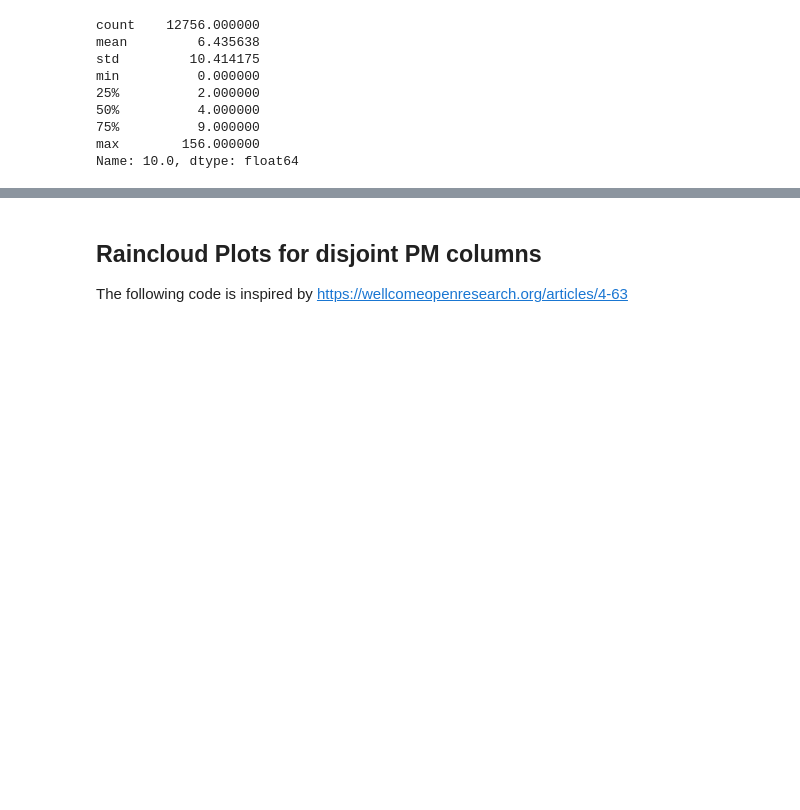
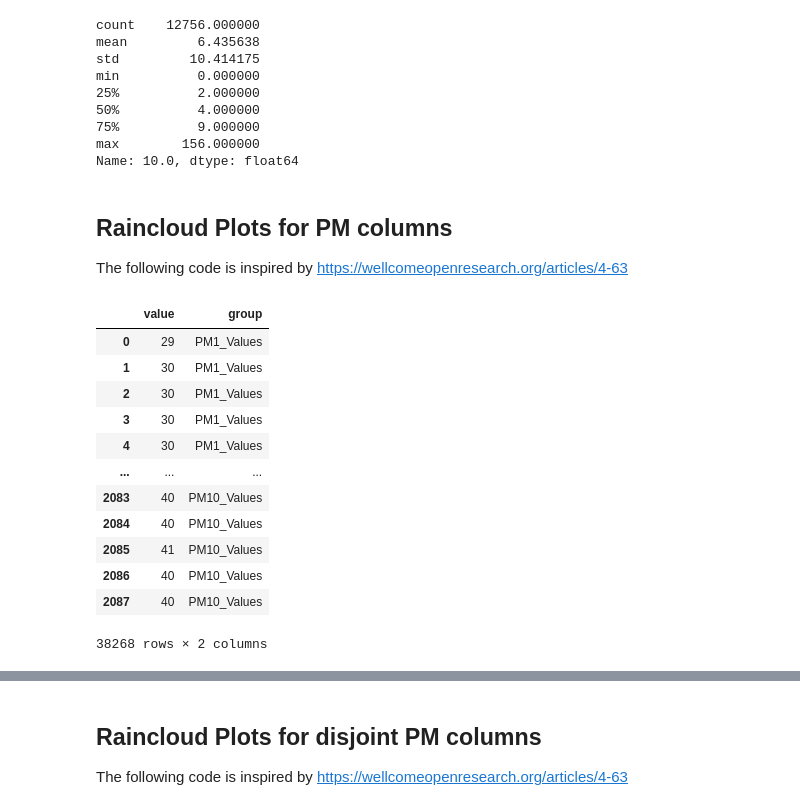
Before and after one commit to malte-b/musical_env_bike, a Jupyter notebook: plots/data_insights.ipynb, the cells around one changed output, grey strips where cells are left out. Cells and saved outputs as stored; diff of their text form; code cells hidden in the pictures; blank space fills up the shorter version.

```diff
--- a/plots/data_insights.ipynb
+++ b/plots/data_insights.ipynb
@@ -263,3 +270,7 @@ min          0.000000
 75%          9.000000
 max        156.000000
 Name: 10.0, dtype: float64
+# %% [markdown]
+## Raincloud Plots for PM columns
+
+The following code is inspired by https://wellcomeopenresearch.org/articles/4-63
@@ -265,0 +281,32 @@ Name: 10.0, dtype: float64
+# %%
+pm1 = pm1.to_frame()
+pm1['group'] = "PM1_Values"
+
+pm2_5 = pm2_5.to_frame()
+pm2_5['group'] = "PM2.5_Values"
+
+pm10 = pm10.to_frame()
+pm10['group'] = "PM10_Values"
+
+pm1.columns = ['value', 'group']
+pm2_5.columns = ['value', 'group']
+pm10.columns = ['value', 'group']
+
+frames = [pm1, pm2_5, pm10]
+df_pm = pd.concat(frames)
+
+df_pm
+# %% [output]
+|  | value | group |
+| 0 | 29 | PM1_Values |
+| 1 | 30 | PM1_Values |
+| 2 | 30 | PM1_Values |
+| 3 | 30 | PM1_Values |
+| 4 | 30 | PM1_Values |
+| ... | ... | ... |
+| 2083 | 40 | PM10_Values |
+| 2084 | 40 | PM10_Values |
+| 2085 | 41 | PM10_Values |
+| 2086 | 40 | PM10_Values |
+| 2087 | 40 | PM10_Values |
+38268 rows × 2 columns
```
Also changed, not shown: parts of 6 cells of this notebook, 3 other files.
